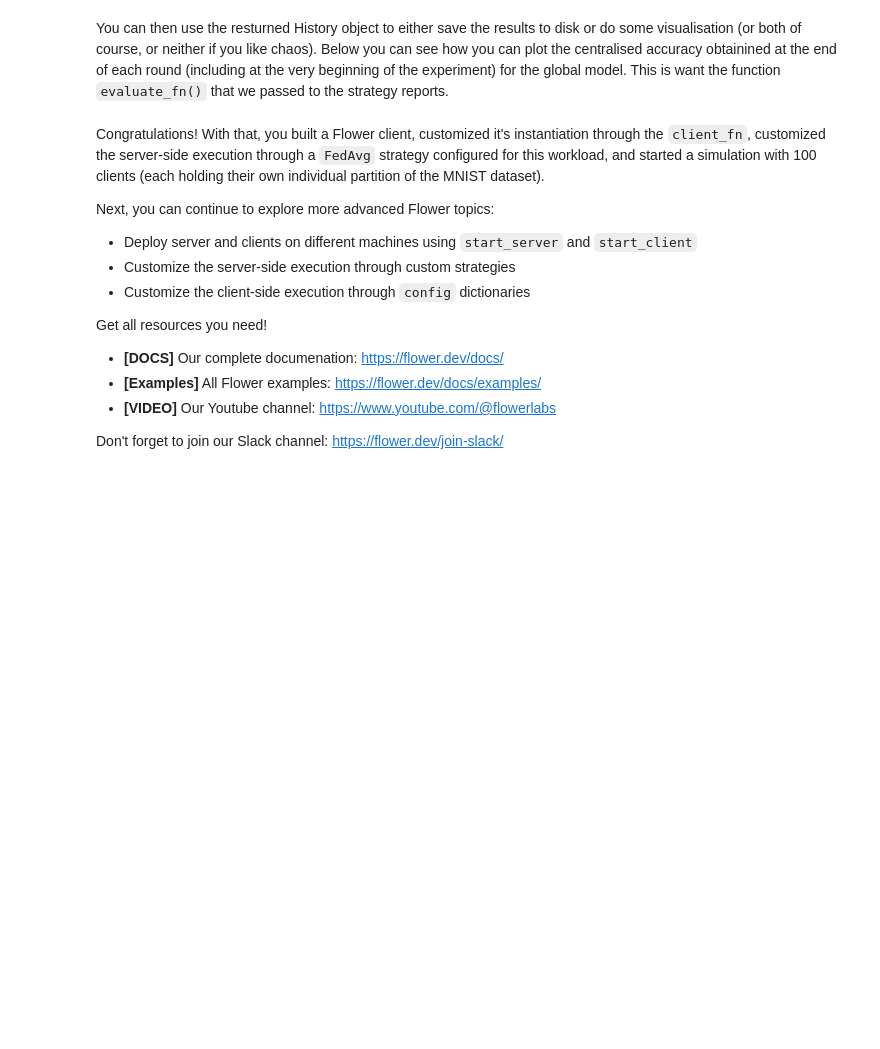
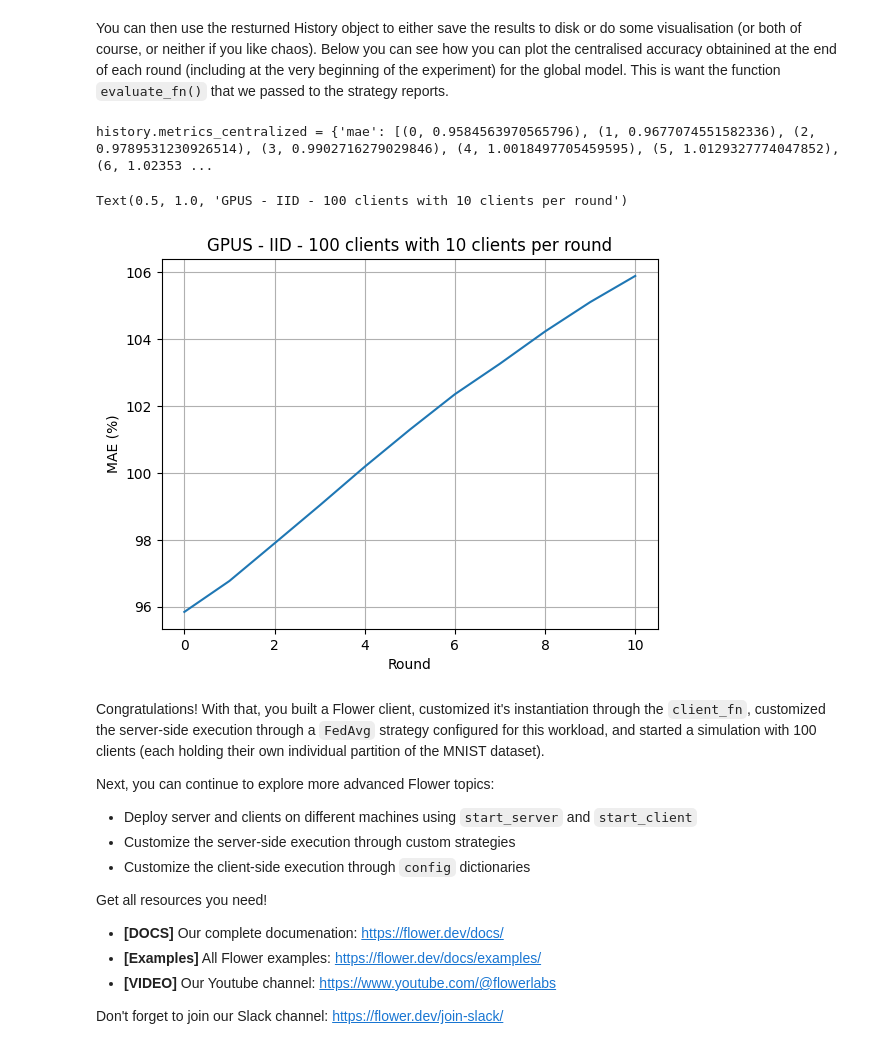
Before and after one commit to AnastasiaBrinati/Progetto-ML-23-24, a Jupyter notebook: flower.ipynb, the cells around one changed output. Cells and saved outputs as stored; diff of their text form; code cells hidden in the pictures; blank space fills up the shorter version.

```diff
--- a/flower.ipynb
+++ b/flower.ipynb
@@ -254,7 +249,7 @@ print(normalizer.mean.numpy())
 def get_model():
   model = keras.Sequential([
       #layers.Input(shape=(15,), name="primo"),
-      layers.Flatten(), #input_shape=(15,1,1)),
+      layers.Flatten(),
       #layers.Dense(16, activation='relu', name="uno"),  #input_shape=(2, 32,15)
       layers.Dense(1, name="ultimo"),
   ])
@@ -262,7 +257,7 @@ def get_model():
   #model.compile(loss='mean_absolute_error', optimizer=tf.keras.optimizers.Adam(0.001))
   model.compile(loss='mse', optimizer=tf.keras.optimizers.Adam(0.001), metrics=["mae"])
 
-  model.build(input_shape=(15,1)) #QUSTO FUNZIONAVA
+  model.build(input_shape=(15,1,1))
   return model
 # %%
 #dnn_model = get_model(normalizer)
@@ -475,16 +469,20 @@ You can then use the resturned History object to either save the results to disk
 # %%
 import matplotlib.pyplot as plt
 
 print(f"{history.metrics_centralized = }")
 
 global_mae_centralised = history.metrics_centralized["mae"]
 round = [data[0] for data in global_mae_centralised]
-mae = [data[1] for data in global_mae_centralised]
+mae = [100.0 * data[1] for data in global_mae_centralised]
 plt.plot(round, mae)
 plt.grid()
-plt.ylabel("MAE")
+plt.ylabel("MAE (%)")
 plt.xlabel("Round")
 plt.title("GPUS - IID - 100 clients with 10 clients per round")
+# %% [output]
+history.metrics_centralized = {'mae': [(0, 0.9584563970565796), (1, 0.9677074551582336), (2, 0.9789531230926514), (3, 0.9902716279029846), (4, 1.0018497705459595), (5, 1.0129327774047852), (6, 1.02353 ...
+Text(0.5, 1.0, 'GPUS - IID - 100 clients with 10 clients per round')
+[figure, added]
 # %% [markdown]
 Congratulations! With that, you built a Flower client, customized it's instantiation through the `client_fn`, customized the server-side execution through a `FedAvg` strategy configured for this workload, and started a simulation with 100 clients (each holding their own individual partition of the MNIST dataset).
 
```
Also changed, not shown: parts of 3 cells of this notebook.
